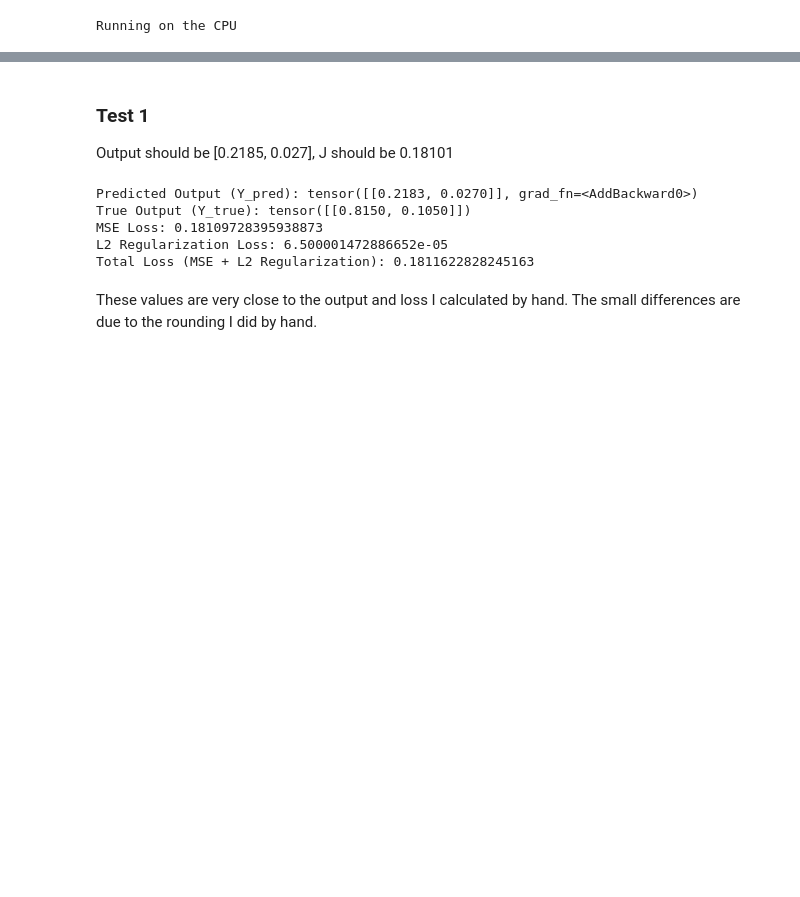
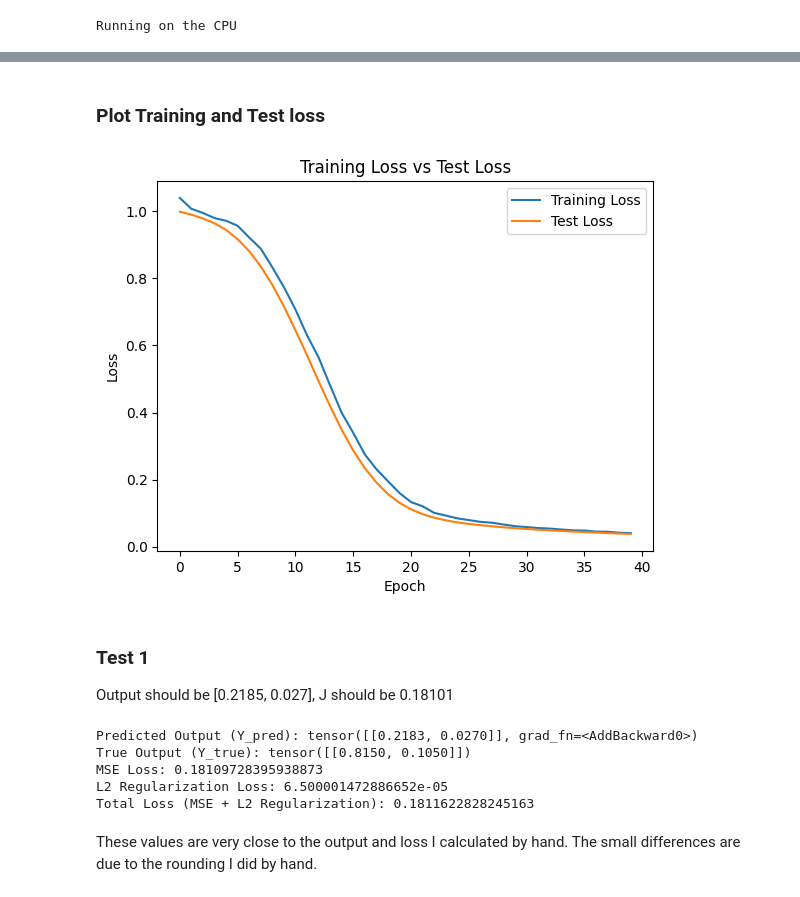
Before and after one commit to cjbass02/neuralnet_by_hand, a Jupyter notebook: client.ipynb, the cells around one changed output, grey strips where cells are left out. Cells and saved outputs as stored; diff of their text form; code cells hidden in the pictures; blank space fills up the shorter version.

```diff
--- a/client.ipynb
+++ b/client.ipynb
@@ -30,7 +31,7 @@ def create_linear_training_data():
     x1 = x[0:1, :].clone()
     x2 = x[1:2, :]
     y = torch.cat((-x2, x1), axis=0)
-    return x, y
+    return x.T, y.T
 # %%
 def create_folded_training_data():
     """
@@ -75,6 +76,12 @@ def create_square():
 # %%
 def relu(x):
     return torch.maximum(x, torch.tensor(0.0))
+# %%
+def compute_loss(Y_pred, Y_true, W1, W2, lambda_l2):
+    """Computes MSE loss with L2 regularization."""
+    mse_loss = torch.mean((Y_pred - Y_true) ** 2)
+    l2_reg = lambda_l2 * (torch.sum(W1 ** 2) + torch.sum(W2 ** 2))
+    return mse_loss + l2_reg
 # %%
 if __name__ == '__main__':
     # For this week's lab, you can likely keep ALL your code
@@ -109,3 +210,17 @@ tensor([[-0.9017,  1.6444,  0.7179,  ..., -0.0781, -0.8734, -0.6782],
+# %% [markdown]
+### Plot Training and Test loss
+# %%
+import matplotlib.pyplot as plt
+plt.plot(training_loss, label='Training Loss')
+plt.plot(test_loss, label='Test Loss')
+plt.xlabel('Epoch')
+
+plt.ylabel('Loss')
+plt.title('Training Loss vs Test Loss')
+plt.legend()
+plt.show()
+# %% [output]
+[figure, added]
 # %% [markdown]
 ### Test 1
 Output should be [0.2185, 0.027], J should be 0.18101
```
Also changed, not shown: parts of 3 cells of this notebook.
